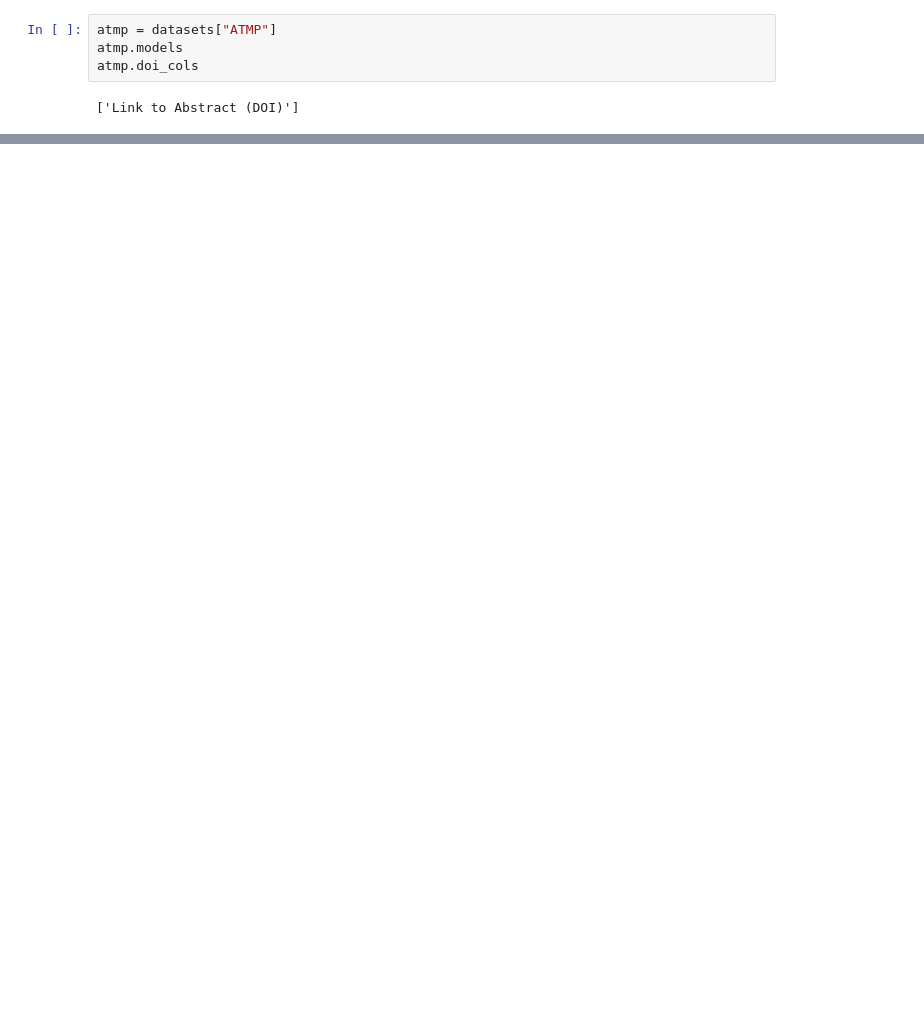
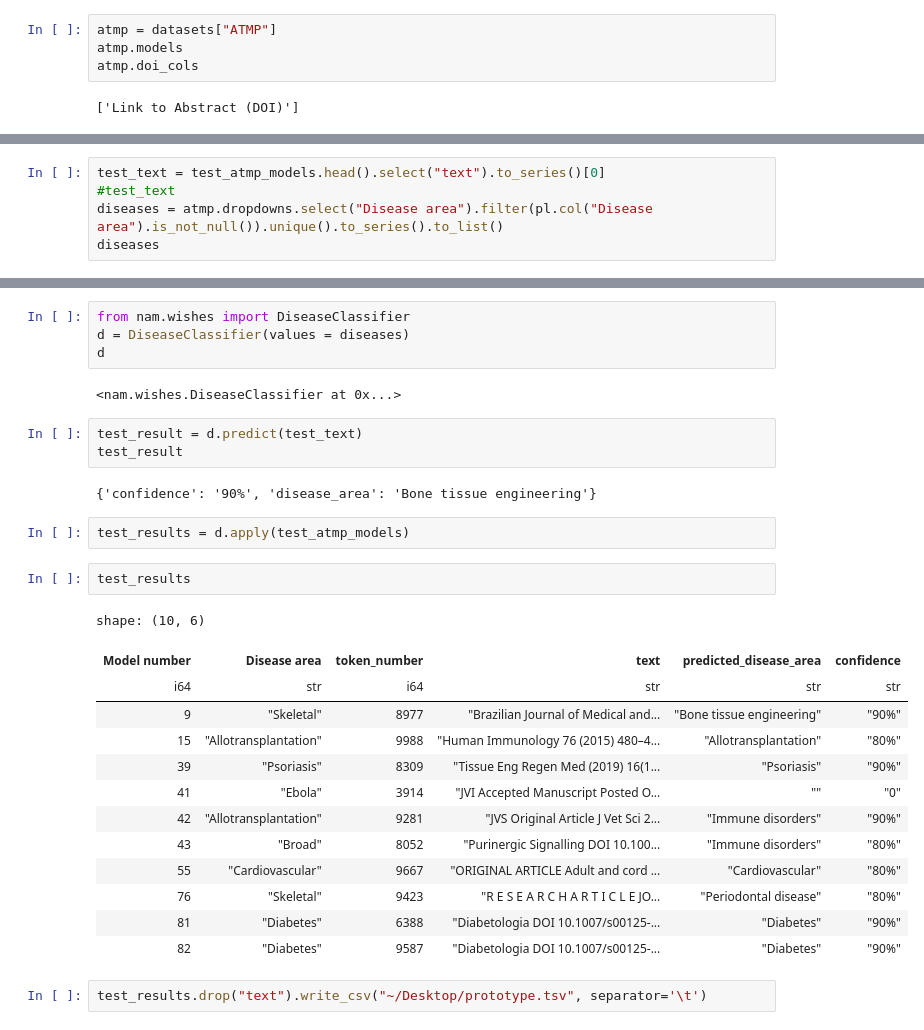
Before and after one commit to antonkulaga/non-animal-models, a Jupyter notebook: notebooks/explore.ipynb, the cells around one changed output, grey strips where cells are left out. Drawn from its saved outputs; the diff is of its cells as text; blank space fills up the shorter version.

```diff
--- a/notebooks/explore.ipynb
+++ b/notebooks/explore.ipynb
@@ -159,0 +111,5 @@ still working?
+# %%
+test_text = test_atmp_models.head().select("text").to_series()[0]
+#test_text
+diseases = atmp.dropdowns.select("Disease area").filter(pl.col("Disease area").is_not_null()).unique().to_series().to_list()
+diseases
@@ -159,0 +138,31 @@ still working?
+# %%
+from nam.wishes import DiseaseClassifier
+d = DiseaseClassifier(values = diseases)
+d
+# %% [output]
+<nam.wishes.DiseaseClassifier at 0x...>
+# %%
+test_result = d.predict(test_text)
+test_result
+# %% [output]
+{'confidence': '90%', 'disease_area': 'Bone tissue engineering'}
+# %%
+test_results = d.apply(test_atmp_models)
+# %%
+test_results
+# %% [output]
+shape: (10, 6)
+| Model number | Disease area | token_number | text | predicted_disease_area | confidence |
+| i64 | str | i64 | str | str | str |
+| 9 | "Skeletal" | 8977 | "Brazilian Journal of Medical and... | "Bone tissue engineering" | "90%" |
+| 15 | "Allotransplantation" | 9988 | "Human Immunology 76 (2015) 480–4... | "Allotransplantation" | "80%" |
+| 39 | "Psoriasis" | 8309 | "Tissue Eng Regen Med (2019) 16(1... | "Psoriasis" | "90%" |
+| 41 | "Ebola" | 3914 | "JVI Accepted Manuscript Posted O... | "" | "0" |
+| 42 | "Allotransplantation" | 9281 | "JVS Original Article J Vet Sci 2... | "Immune disorders" | "90%" |
+| 43 | "Broad" | 8052 | "Purinergic Signalling DOI 10.100... | "Immune disorders" | "80%" |
+| 55 | "Cardiovascular" | 9667 | "ORIGINAL ARTICLE Adult and cord ... | "Cardiovascular" | "80%" |
+| 76 | "Skeletal" | 9423 | "R E S E A R C H A R T I C L E JO... | "Periodontal disease" | "80%" |
+| 81 | "Diabetes" | 6388 | "Diabetologia DOI 10.1007/s00125-... | "Diabetes" | "90%" |
+| 82 | "Diabetes" | 9587 | "Diabetologia DOI 10.1007/s00125-... | "Diabetes" | "90%" |
+# %%
+test_results.drop("text").write_csv("~/Desktop/prototype.tsv", separator='\t')
```
Also changed, not shown: parts of 19 cells of this notebook, 3 other files.
